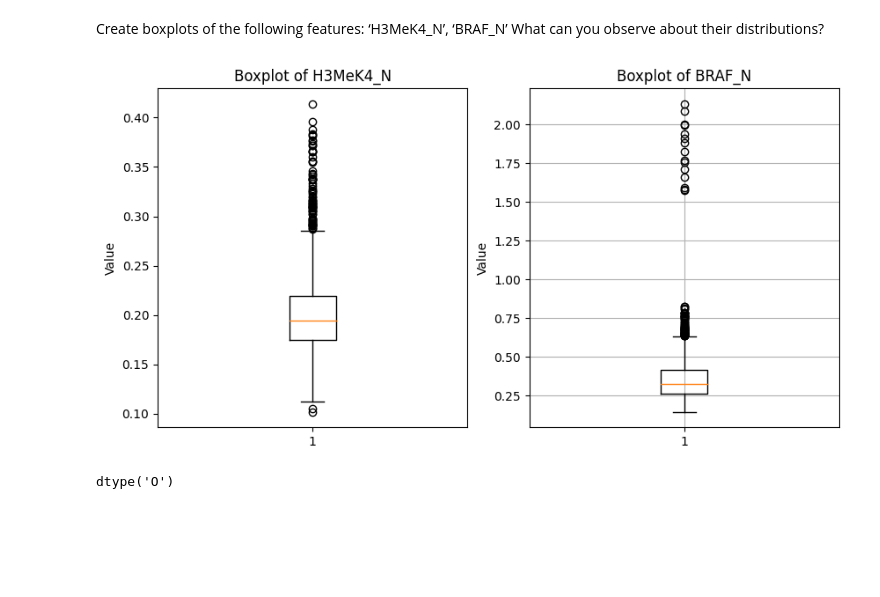
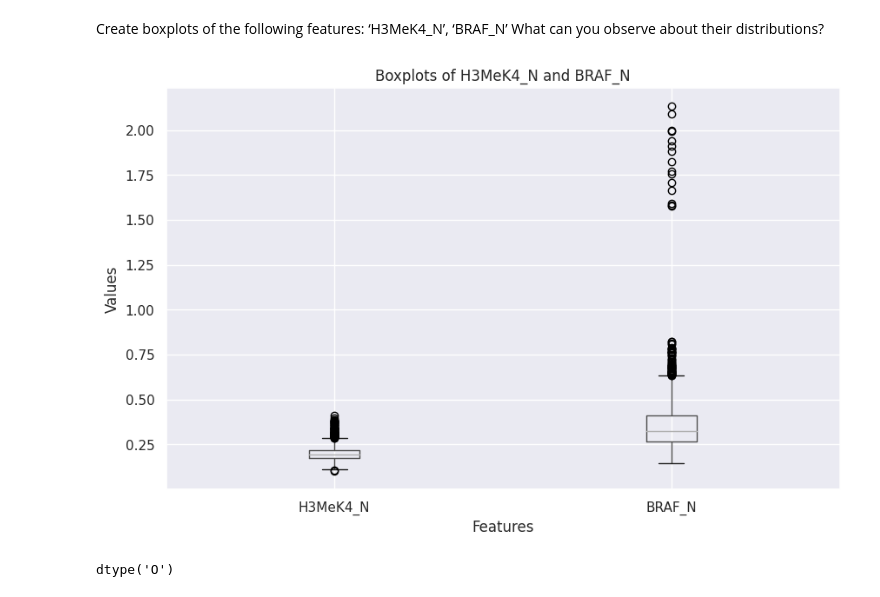
Before and after one commit to amoses-a/mice_protein_expression_ml, a Jupyter notebook: mice_protein_expression_classification_and_hyperparameter_tuning.ipynb, the cells around one changed output. Drawn from its saved outputs; the diff is of its cells as text; code cells hidden in the pictures; blank space fills up the shorter version.

```diff
--- a/mice_protein_expression_classification_and_hyperparameter_tuning.ipynb
+++ b/mice_protein_expression_classification_and_hyperparameter_tuning.ipynb
@@ -138,33 +138,20 @@ print(classes.shape)
 Create boxplots of the following features: ‘H3MeK4_N’, ‘BRAF_N’ What can you observe about their
 distributions?
 # %%
-#function to create a box plot for features
+#create a box plot for features
 
-fig, ax = plt.subplots(1,2, figsize =(10, 5))
-
-ax[0].boxplot(mice_df["H3MeK4_N"])
-ax[0].set_title('Boxplot of H3MeK4_N')
-ax[0].set_xlabel('')
-ax[0].set_ylabel('Value')
-plt.grid(True)
-
-# Plot the second feature
-ax[1].boxplot(mice_df["BRAF_N"])
-ax[1].set_title('Boxplot of BRAF_N')
-ax[1].set_xlabel('')
-ax[1].set_ylabel('Value')
-
-# Add a grid
-plt.grid(True)
-
-# Show the plot
+plt.figure(figsize=(10, 6))
+mice_df[["H3MeK4_N", "BRAF_N"]].boxplot()
+plt.title('Boxplots of H3MeK4_N and BRAF_N')
+plt.xlabel('Features')
+plt.ylabel('Values')
 plt.show()
 
 #When a box plot shows numerous outliers, it indicates that there are many data points in the feature
 #that are far away from the median and the upper and lower quartiles.
 #This can be due to the presence of extreme values or outliers in the data.
 # %% [output]
-[figure, old version]
+[figure, new version]
 # %%
 # %% [output]
 dtype('O')
```
Also changed, not shown: parts of 6 cells of this notebook.
